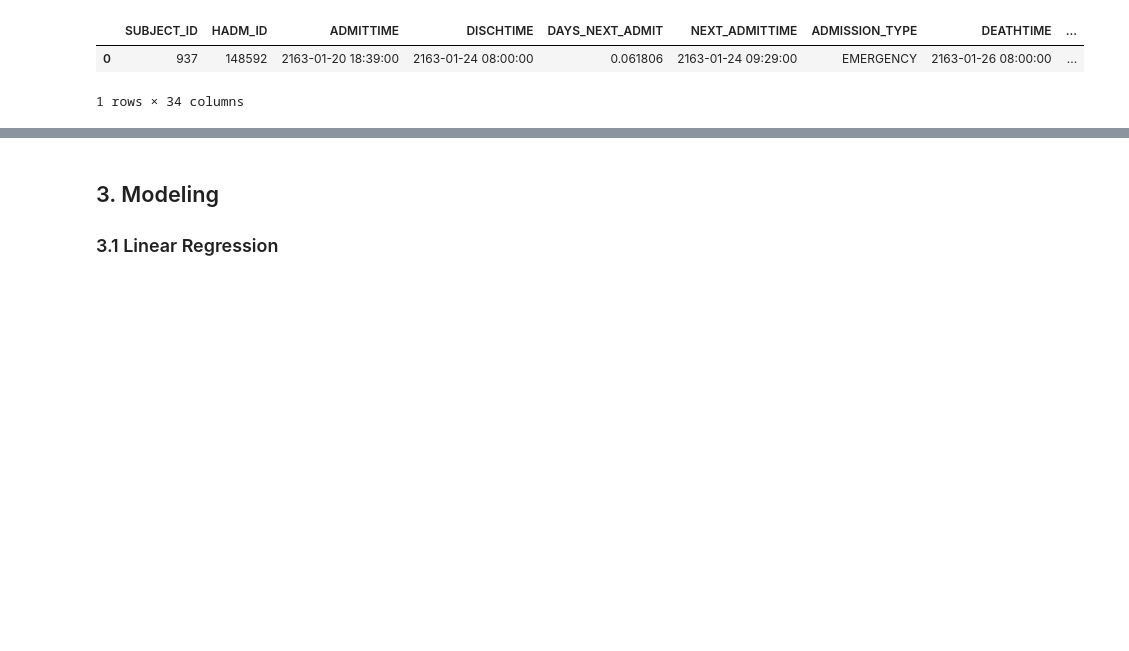
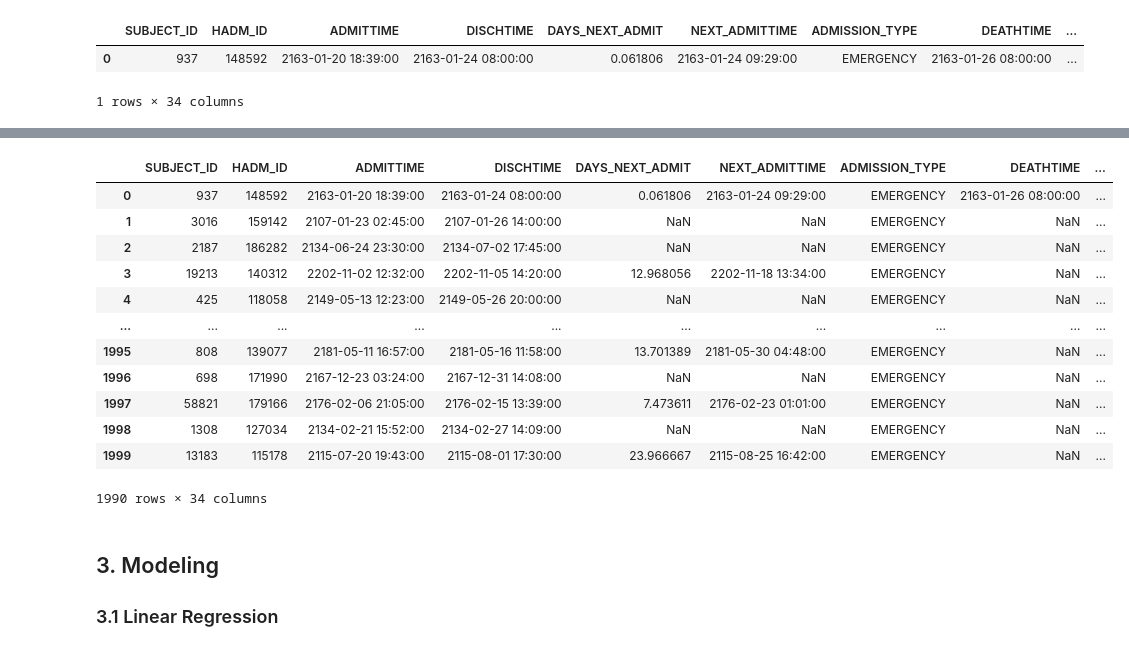
Before and after one commit to LMquentinLR/mimic_rehospitalization_prediction, a Jupyter notebook: AIQDSC27_AIQDSC28_evaluation_qlr.ipynb, the cells around one changed output, grey strips where cells are left out. Saved outputs shown, nothing was run; the diff lists cells and outputs as text; code cells hidden in the pictures; blank space fills up the shorter version.

```diff
--- a/AIQDSC27_AIQDSC28_evaluation_qlr.ipynb
+++ b/AIQDSC27_AIQDSC28_evaluation_qlr.ipynb
@@ -304,3 +545,19 @@ df_test[["SUBJECT_ID", "HADM_ID", "DEATHTIME", "NEXT_ADMITTIME"]]
+# %%
+df_train[df_train.isnull().any(axis=1)]
+# %% [output]
+|  | SUBJECT_ID | HADM_ID | ADMITTIME | DISCHTIME | DAYS_NEXT_ADMIT | NEXT_ADMITTIME | ADMISSION_TYPE | DEATHTIME | ... |
+| 0 | 937 | 148592 | 2163-01-20 18:39:00 | 2163-01-24 08:00:00 | 0.061806 | 2163-01-24 09:29:00 | EMERGENCY | 2163-01-26 08:00:00 | ... |
+| 1 | 3016 | 159142 | 2107-01-23 02:45:00 | 2107-01-26 14:00:00 | NaN | NaN | EMERGENCY | NaN | ... |
+| 2 | 2187 | 186282 | 2134-06-24 23:30:00 | 2134-07-02 17:45:00 | NaN | NaN | EMERGENCY | NaN | ... |
+| 3 | 19213 | 140312 | 2202-11-02 12:32:00 | 2202-11-05 14:20:00 | 12.968056 | 2202-11-18 13:34:00 | EMERGENCY | NaN | ... |
+| 4 | 425 | 118058 | 2149-05-13 12:23:00 | 2149-05-26 20:00:00 | NaN | NaN | EMERGENCY | NaN | ... |
+| ... | ... | ... | ... | ... | ... | ... | ... | ... | ... |
+| 1995 | 808 | 139077 | 2181-05-11 16:57:00 | 2181-05-16 11:58:00 | 13.701389 | 2181-05-30 04:48:00 | EMERGENCY | NaN | ... |
+| 1996 | 698 | 171990 | 2167-12-23 03:24:00 | 2167-12-31 14:08:00 | NaN | NaN | EMERGENCY | NaN | ... |
+| 1997 | 58821 | 179166 | 2176-02-06 21:05:00 | 2176-02-15 13:39:00 | 7.473611 | 2176-02-23 01:01:00 | EMERGENCY | NaN | ... |
+| 1998 | 1308 | 127034 | 2134-02-21 15:52:00 | 2134-02-27 14:09:00 | NaN | NaN | EMERGENCY | NaN | ... |
+| 1999 | 13183 | 115178 | 2115-07-20 19:43:00 | 2115-08-01 17:30:00 | 23.966667 | 2115-08-25 16:42:00 | EMERGENCY | NaN | ... |
+1990 rows × 34 columns
 # %% [markdown]
 ## 3. Modeling
 
```
Also changed, not shown: parts of 29 cells of this notebook.
